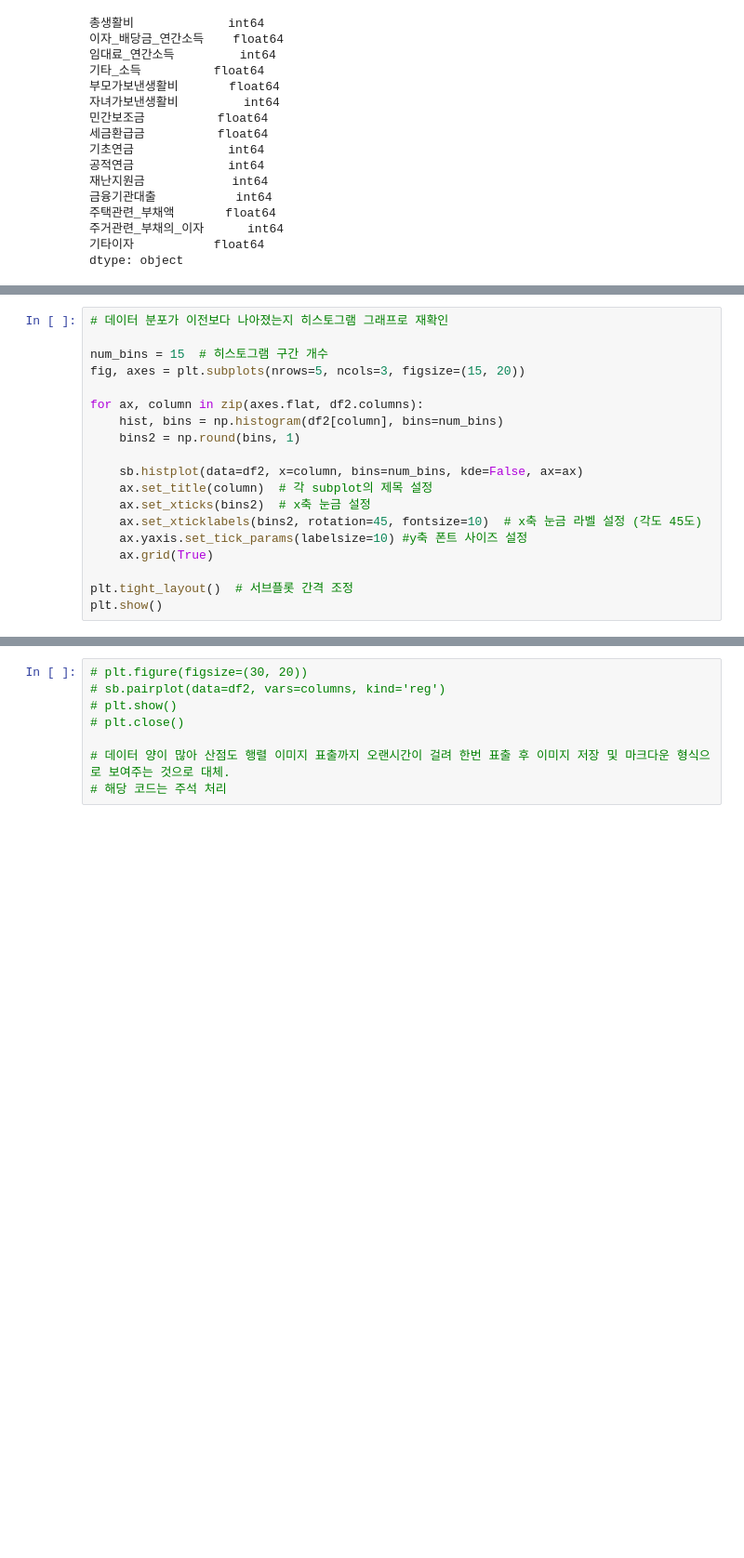
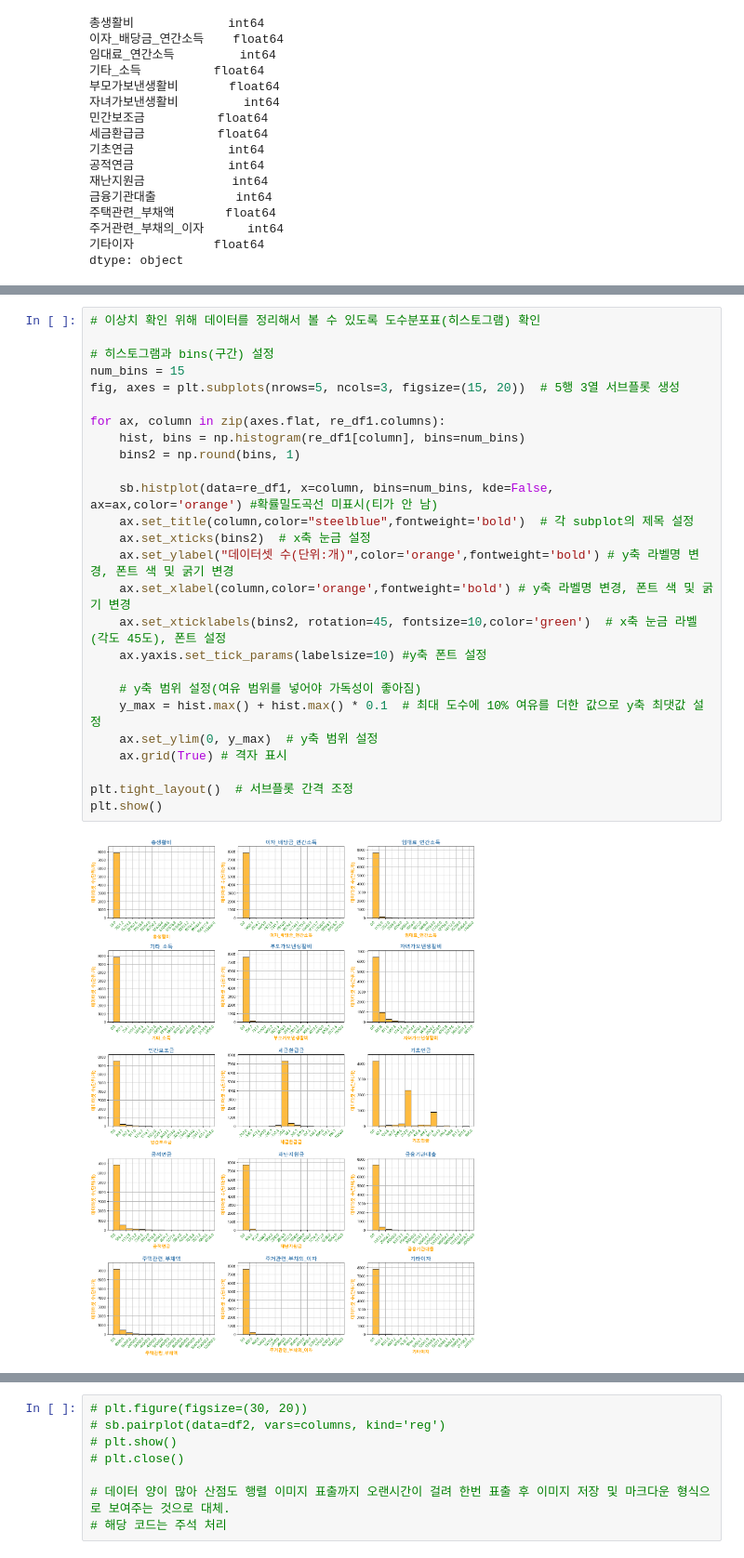
Before and after one commit to jagara101/SemiProject3, a Jupyter notebook: 3차세미 프로젝트 08.14-08.22/!3차 세미프로젝트 코드 최종.ipynb, the cells around one changed output, grey strips where cells are left out. Shown at 93% size. Cells and saved outputs as stored; diff of their text form; blank space fills up the shorter version.

```diff
--- a/3차세미 프로젝트 08.14-08.22/!3차 세미프로젝트 코드 최종.ipynb
+++ b/3차세미 프로젝트 08.14-08.22/!3차 세미프로젝트 코드 최종.ipynb
@@ -474,19 +304,0 @@ plt.close()
-# %%
-# 데이터 분포가 이전보다 나아졌는지 히스토그램 그래프로 재확인
-
-num_bins = 15  # 히스토그램 구간 개수
-fig, axes = plt.subplots(nrows=5, ncols=3, figsize=(15, 20))
-
-for ax, column in zip(axes.flat, df2.columns):
-    hist, bins = np.histogram(df2[column], bins=num_bins)
-    bins2 = np.round(bins, 1)
-
-    sb.histplot(data=df2, x=column, bins=num_bins, kde=False, ax=ax)
-    ax.set_title(column)  # 각 subplot의 제목 설정
-    ax.set_xticks(bins2)  # x축 눈금 설정
-    ax.set_xticklabels(bins2, rotation=45, fontsize=10)  # x축 눈금 라벨 설정 (각도 45도)
-    ax.yaxis.set_tick_params(labelsize=10) #y축 폰트 사이즈 설정
-    ax.grid(True)
-
-plt.tight_layout()  # 서브플롯 간격 조정
-plt.show()
@@ -620,0 +332,28 @@ plt.show()
+# %%
+# 이상치 확인 위해 데이터를 정리해서 볼 수 있도록 도수분포표(히스토그램) 확인
+
+# 히스토그램과 bins(구간) 설정
+num_bins = 15
+fig, axes = plt.subplots(nrows=5, ncols=3, figsize=(15, 20))  # 5행 3열 서브플롯 생성
+
+for ax, column in zip(axes.flat, re_df1.columns):
+    hist, bins = np.histogram(re_df1[column], bins=num_bins)
+    bins2 = np.round(bins, 1)
+
+    sb.histplot(data=re_df1, x=column, bins=num_bins, kde=False, ax=ax,color='orange') #확률밀도곡선 미표시(티가 안 남)
+    ax.set_title(column,color="steelblue",fontweight='bold')  # 각 subplot의 제목 설정
+    ax.set_xticks(bins2)  # x축 눈금 설정
+    ax.set_ylabel("데이터셋 수(단위:개)",color='orange',fontweight='bold') # y축 라벨명 변경, 폰트 색 및 굵기 변경
+    ax.set_xlabel(column,color='orange',fontweight='bold') # y축 라벨명 변경, 폰트 색 및 굵기 변경
+    ax.set_xticklabels(bins2, rotation=45, fontsize=10,color='green')  # x축 눈금 라벨(각도 45도), 폰트 설정
+    ax.yaxis.set_tick_params(labelsize=10) #y축 폰트 설정
+
+    # y축 범위 설정(여유 범위를 넣어야 가독성이 좋아짐)
+    y_max = hist.max() + hist.max() * 0.1  # 최대 도수에 10% 여유를 더한 값으로 y축 최댓값 설정
+    ax.set_ylim(0, y_max)  # y축 범위 설정
+    ax.grid(True) # 격자 표시
+
+plt.tight_layout()  # 서브플롯 간격 조정
+plt.show()
+# %% [output]
+[figure, added]
```
Also changed, not shown: parts of 71 cells of this notebook.
